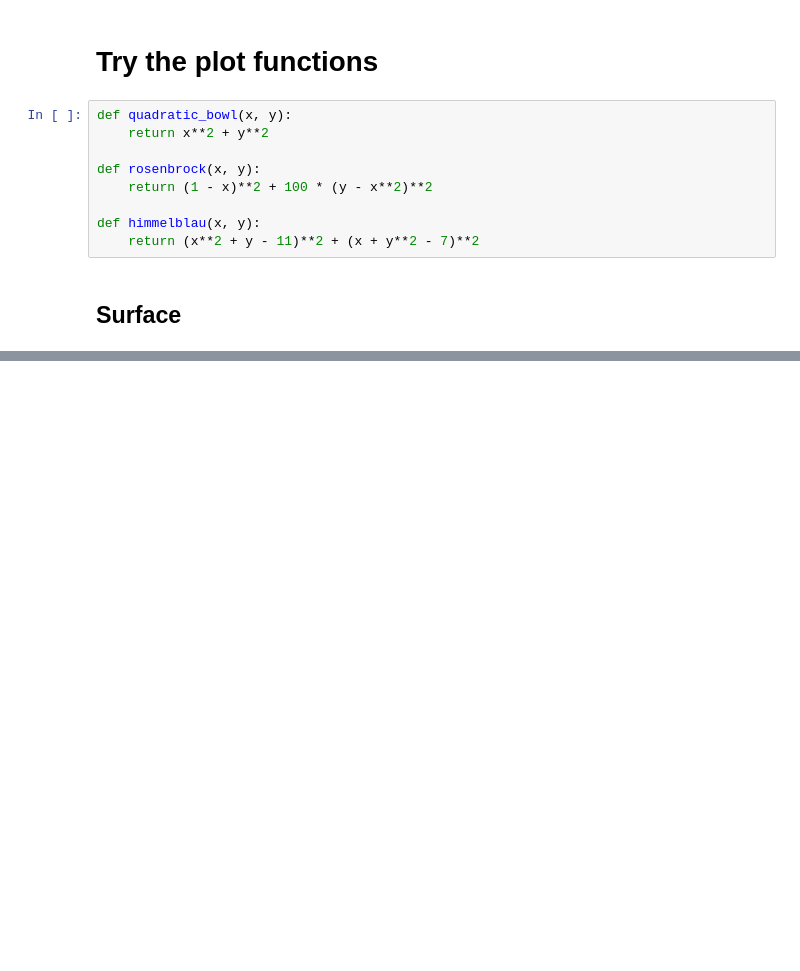
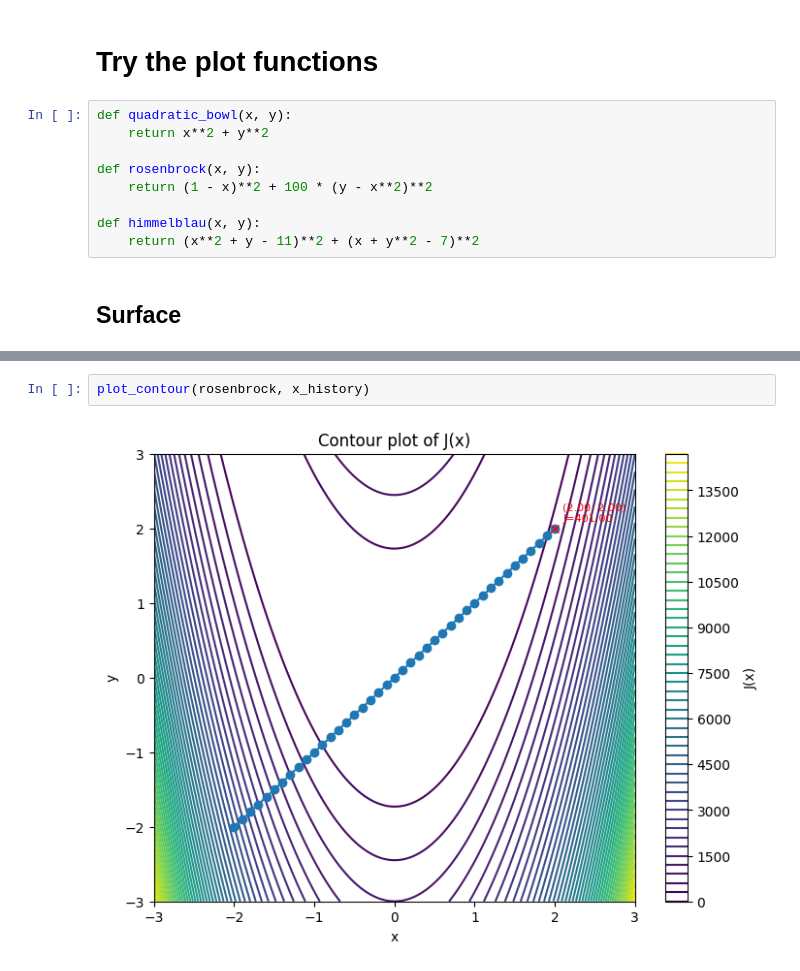
Before and after one commit to mirkomanset/naml_exams, a Jupyter notebook: notebooks/test_local_functions/plots.ipynb, the cells around one changed output, grey strips where cells are left out. Drawn from its saved outputs; the diff is of its cells as text; blank space fills up the shorter version.

```diff
--- a/notebooks/test_local_functions/plots.ipynb
+++ b/notebooks/test_local_functions/plots.ipynb
@@ -41,0 +47,4 @@ plot_contour(himmelblau, x_history)
+# %%
+plot_contour(rosenbrock, x_history)
+# %% [output]
+[figure, added]
```
Also changed, not shown: parts of 9 cells of this notebook, 3 other files.
